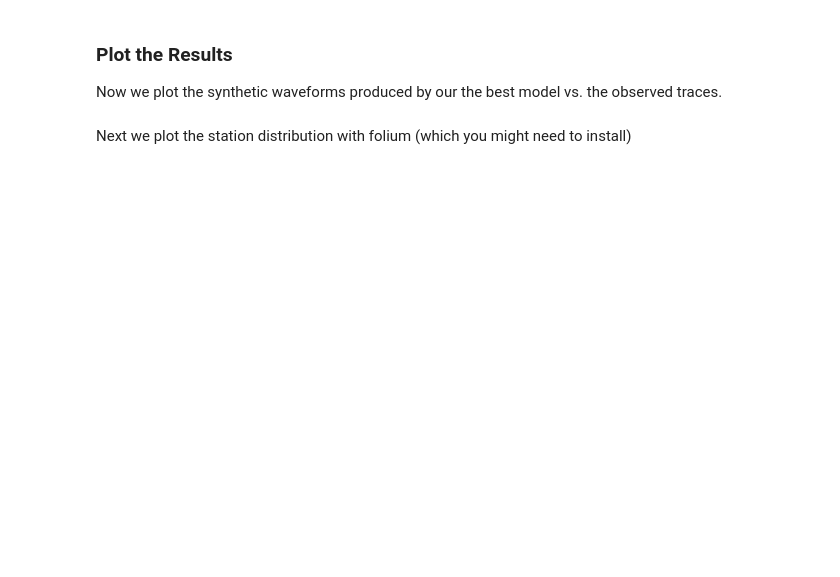
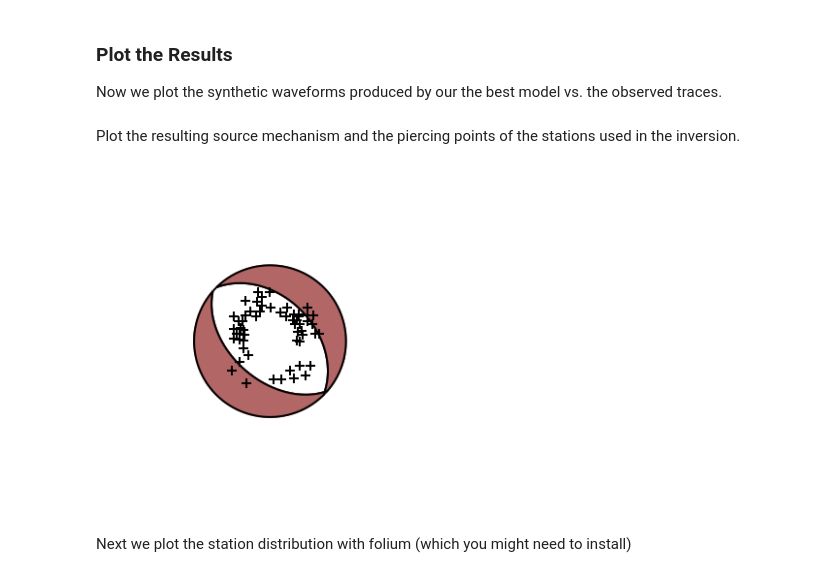
Before and after one commit to pyrocko/pyrocko-notebooks, a Jupyter notebook: Waveform_Inversion-Double-Couple.ipynb, the cells around one changed output. Drawn from its saved outputs; the diff is of its cells as text; code cells hidden in the pictures; blank space fills up the shorter version.

```diff
--- a/Waveform_Inversion-Double-Couple.ipynb
+++ b/Waveform_Inversion-Double-Couple.ipynb
@@ -280,6 +279,75 @@ def plot_traces(result):
         fancybox=True, shadow=True, ncol=5)
 
     plt.show()
+# %% [markdown]
+Plot the resulting source mechanism and the piercing points of the stations used in the inversion.
+# %%
+from pyrocko import moment_tensor as pmt, cake, orthodrome
+from pyrocko.plot import beachball
+
+size = 1
+offset = 2.1
+
+def plot_source_result_piercing_points(source, stations_list, store):
+    # source position and mechanism
+    slat, slon, sdepth = source.lat, source.lon, source.depth
+    mt = source.pyrocko_moment_tensor()
+
+    # receiver positions
+    rdepth = 0.0
+    rlatlons = []
+    for station in stations_list:
+        rlatlons.append((station.lat, station.lon))
+
+    # earth model and phase for takeoff angle computations
+
+    store = engine.get_store(store_id)
+    mod = store.config.earthmodel_1d
+    phases = cake.PhaseDef.classic('P')
+
+    # setup figure with aspect=1.0/1.0, ranges=[-1.1, 1.1]
+    fig = plt.figure(figsize=(10., 10.))  # size in inch
+    fig.subplots_adjust(left=0., right=1., bottom=0., top=1.)
+    axes = fig.add_subplot(1, 1, 1, aspect=1.0)
+    axes.set_axis_off()
+    axes.set_xlim(-1.1, 3.5)
+    axes.set_ylim(-1.1, 1.1)
+
+    projection = 'lambert'
+
+    beachball.plot_beachball_mpl(
+        mt, axes,
+        position=(0., 0.),
+        size=size,
+        color_t=(0.7, 0.4, 0.4),
+        projection=projection,
+        size_units='data')
+
+    for rlat, rlon in rlatlons:
+        distance = orthodrome.distance_accurate50m(slat, slon, rlat, rlon)
+        rays = mod.arrivals(
+            phases=cake.PhaseDef('P'),
+            zstart=sdepth, zstop=rdepth, distances=[distance*cake.m2d])
+
+        if not rays:
+            continue
+
+        takeoff = rays[0].takeoff_angle()
+        azi = orthodrome.azimuth(slat, slon, rlat, rlon)
+
+        # to spherical coordinates, r, theta, phi in radians
+        rtp = num.array([[size, num.deg2rad(takeoff), num.deg2rad(90.-azi)]])
+
+        # to 3D coordinates (x, y, z)
+        points = beachball.numpy_rtp2xyz(rtp)
+
+        # project to 2D with same projection as used in beachball
+        x, y = beachball.project(points, projection=projection).T
+        axes.plot(x, y, '+', ms=10., mew=2.0, mec='black', mfc='none')
+
+plot_source_result_piercing_points(source, stations_list, engine)
+# %% [output]
+[figure, added]
 # %%
 def plot_snuffler(result, source):
     engine = gf.get_engine()
```
Also changed, not shown: parts of 7 cells of this notebook.
